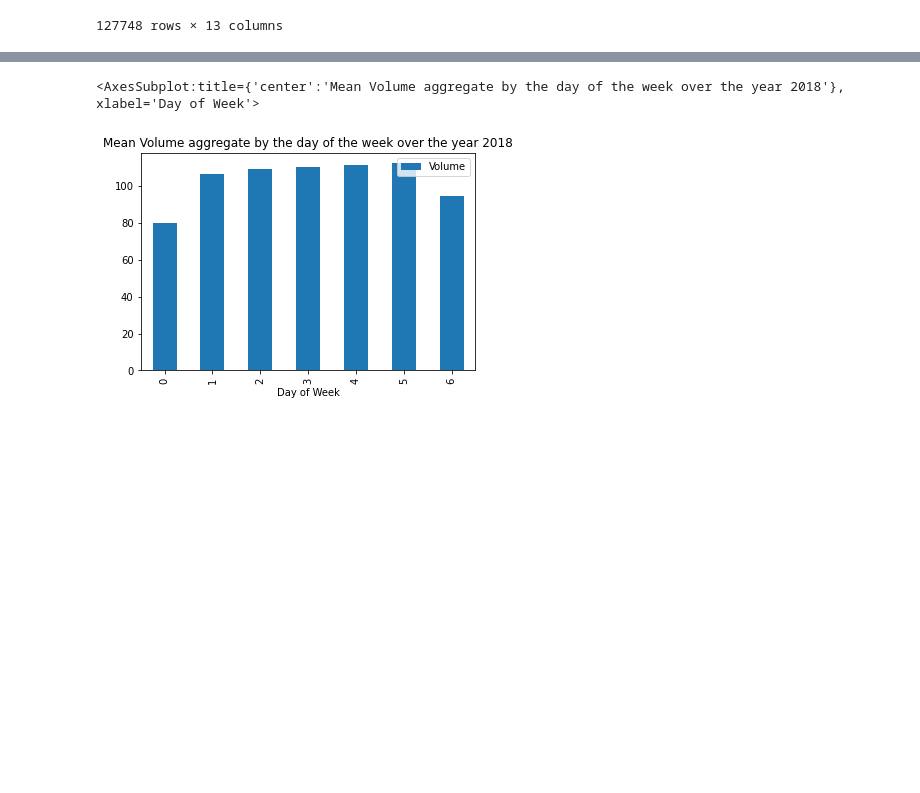
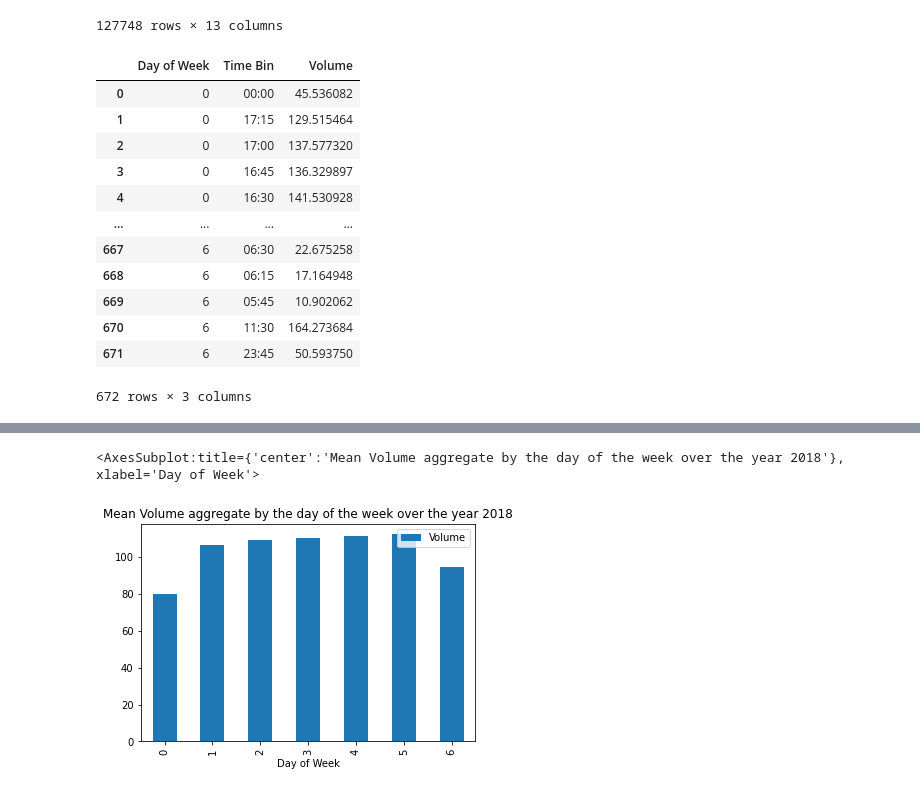
Before and after one commit to clemvst/RadarTrafficData, a Jupyter notebook: notebooks/open_data.ipynb, the cells around one changed output, grey strips where cells are left out. Saved outputs shown, nothing was run; the diff lists cells and outputs as text; code cells hidden in the pictures; blank space fills up the shorter version.

```diff
--- a/notebooks/open_data.ipynb
+++ b/notebooks/open_data.ipynb
@@ -166,0 +167,16 @@ mean_df=sub_df2018.groupby("Day of Week").agg({"Volume":"mean"}).sort_values("Da
+# %%
+mean_df
+# %% [output]
+|  | Day of Week | Time Bin | Volume |
+| 0 | 0 | 00:00 | 45.536082 |
+| 1 | 0 | 17:15 | 129.515464 |
+| 2 | 0 | 17:00 | 137.577320 |
+| 3 | 0 | 16:45 | 136.329897 |
+| 4 | 0 | 16:30 | 141.530928 |
+| ... | ... | ... | ... |
+| 667 | 6 | 06:30 | 22.675258 |
+| 668 | 6 | 06:15 | 17.164948 |
+| 669 | 6 | 05:45 | 10.902062 |
+| 670 | 6 | 11:30 | 164.273684 |
+| 671 | 6 | 23:45 | 50.593750 |
+672 rows × 3 columns
```
Also changed, not shown: parts of 2 cells of this notebook, 1 other file.
